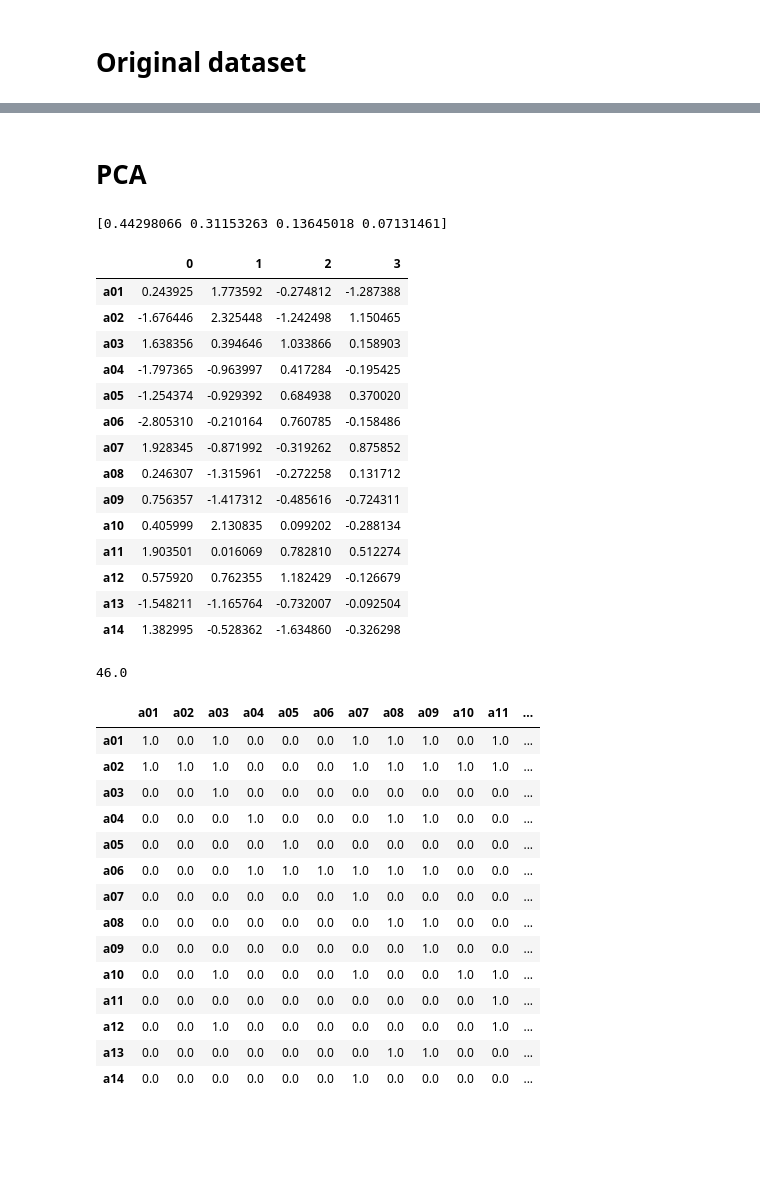
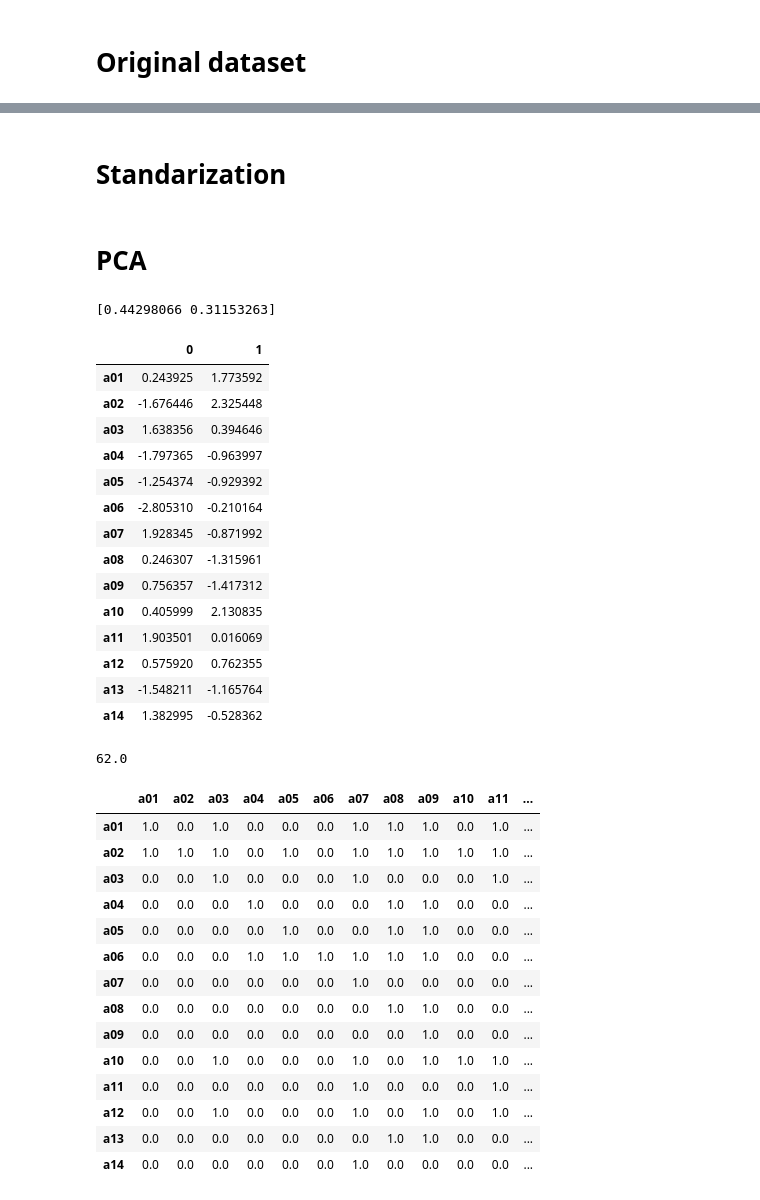
Before and after one commit to anras5/ordinal-regression-reduced, a Jupyter notebook: src/main.ipynb, the cells around one changed output, grey strips where cells are left out. Cells and saved outputs as stored; diff of their text form; code cells hidden in the pictures; blank space fills up the shorter version.

```diff
--- a/src/main.ipynb
+++ b/src/main.ipynb
@@ -70,3 +64,5 @@ from hassediagram.hasse_diagram import hasse_graphviz
 hasse_graphviz(df_relations.values, df.index)
 # %% [output]
 [drawing not drawn]
+# %% [markdown]
+# Standarization
@@ -73,52 +72,49 @@ hasse_graphviz(df_relations.values, df.index)
 # %% [markdown]
 # PCA
 # %%
-N_COMPONENTS = 4
+N_COMPONENTS = 2
 
-scaler = StandardScaler()
-df_scaled = scaler.fit_transform(df)
 pca = PCA(n_components=N_COMPONENTS)
 df_pca = pd.DataFrame(pca.fit_transform(df_scaled), index=df.index, columns=range(N_COMPONENTS))
 print(pca.explained_variance_ratio_)
 df_pca
 # %% [output]
-[0.44298066 0.31153263 0.13645018 0.07131461]
+[0.44298066 0.31153263]
-|  | 0 | 1 | 2 | 3 |
-| a01 | 0.243925 | 1.773592 | -0.274812 | -1.287388 |
-| a02 | -1.676446 | 2.325448 | -1.242498 | 1.150465 |
-| a03 | 1.638356 | 0.394646 | 1.033866 | 0.158903 |
-| a04 | -1.797365 | -0.963997 | 0.417284 | -0.195425 |
-| a05 | -1.254374 | -0.929392 | 0.684938 | 0.370020 |
-| a06 | -2.805310 | -0.210164 | 0.760785 | -0.158486 |
-| a07 | 1.928345 | -0.871992 | -0.319262 | 0.875852 |
-| a08 | 0.246307 | -1.315961 | -0.272258 | 0.131712 |
-| a09 | 0.756357 | -1.417312 | -0.485616 | -0.724311 |
-| a10 | 0.405999 | 2.130835 | 0.099202 | -0.288134 |
-| a11 | 1.903501 | 0.016069 | 0.782810 | 0.512274 |
-| a12 | 0.575920 | 0.762355 | 1.182429 | -0.126679 |
-| a13 | -1.548211 | -1.165764 | -0.732007 | -0.092504 |
-| a14 | 1.382995 | -0.528362 | -1.634860 | -0.326298 |
+|  | 0 | 1 |
+| a01 | 0.243925 | 1.773592 |
+| a02 | -1.676446 | 2.325448 |
+| a03 | 1.638356 | 0.394646 |
+| a04 | -1.797365 | -0.963997 |
+| a05 | -1.254374 | -0.929392 |
+| a06 | -2.805310 | -0.210164 |
+| a07 | 1.928345 | -0.871992 |
+| a08 | 0.246307 | -1.315961 |
+| a09 | 0.756357 | -1.417312 |
+| a10 | 0.405999 | 2.130835 |
+| a11 | 1.903501 | 0.016069 |
+| a12 | 0.575920 | 0.762355 |
+| a13 | -1.548211 | -1.165764 |
+| a14 | 1.382995 | -0.528362 |
 # %%
 CRITERIA = [Criterion(name, points=2) for name in df_pca.columns]
 df_relations_pca = uta_gms(df_pca, PREFERENCES, CRITERIA)
-df_relations_pca = df_relations_pca[df_relations_pca == 1].fillna(0)
 print(df_relations_pca.sum().sum())
 df_relations_pca
 # %% [output]
-46.0
+62.0
 |  | a01 | a02 | a03 | a04 | a05 | a06 | a07 | a08 | a09 | a10 | a11 | ... |
 | a01 | 1.0 | 0.0 | 1.0 | 0.0 | 0.0 | 0.0 | 1.0 | 1.0 | 1.0 | 0.0 | 1.0 | ... |
-| a02 | 1.0 | 1.0 | 1.0 | 0.0 | 0.0 | 0.0 | 1.0 | 1.0 | 1.0 | 1.0 | 1.0 | ... |
-| a03 | 0.0 | 0.0 | 1.0 | 0.0 | 0.0 | 0.0 | 0.0 | 0.0 | 0.0 | 0.0 | 0.0 | ... |
+| a02 | 1.0 | 1.0 | 1.0 | 0.0 | 1.0 | 0.0 | 1.0 | 1.0 | 1.0 | 1.0 | 1.0 | ... |
+| a03 | 0.0 | 0.0 | 1.0 | 0.0 | 0.0 | 0.0 | 1.0 | 0.0 | 0.0 | 0.0 | 1.0 | ... |
 | a04 | 0.0 | 0.0 | 0.0 | 1.0 | 0.0 | 0.0 | 0.0 | 1.0 | 1.0 | 0.0 | 0.0 | ... |
-| a05 | 0.0 | 0.0 | 0.0 | 0.0 | 1.0 | 0.0 | 0.0 | 0.0 | 0.0 | 0.0 | 0.0 | ... |
+| a05 | 0.0 | 0.0 | 0.0 | 0.0 | 1.0 | 0.0 | 0.0 | 1.0 | 1.0 | 0.0 | 0.0 | ... |
 | a06 | 0.0 | 0.0 | 0.0 | 1.0 | 1.0 | 1.0 | 1.0 | 1.0 | 1.0 | 0.0 | 0.0 | ... |
 | a07 | 0.0 | 0.0 | 0.0 | 0.0 | 0.0 | 0.0 | 1.0 | 0.0 | 0.0 | 0.0 | 0.0 | ... |
 | a08 | 0.0 | 0.0 | 0.0 | 0.0 | 0.0 | 0.0 | 0.0 | 1.0 | 1.0 | 0.0 | 0.0 | ... |
 | a09 | 0.0 | 0.0 | 0.0 | 0.0 | 0.0 | 0.0 | 0.0 | 0.0 | 1.0 | 0.0 | 0.0 | ... |
-| a10 | 0.0 | 0.0 | 1.0 | 0.0 | 0.0 | 0.0 | 1.0 | 0.0 | 0.0 | 1.0 | 1.0 | ... |
-| a11 | 0.0 | 0.0 | 0.0 | 0.0 | 0.0 | 0.0 | 0.0 | 0.0 | 0.0 | 0.0 | 1.0 | ... |
-| a12 | 0.0 | 0.0 | 1.0 | 0.0 | 0.0 | 0.0 | 0.0 | 0.0 | 0.0 | 0.0 | 1.0 | ... |
+| a10 | 0.0 | 0.0 | 1.0 | 0.0 | 0.0 | 0.0 | 1.0 | 0.0 | 1.0 | 1.0 | 1.0 | ... |
+| a11 | 0.0 | 0.0 | 0.0 | 0.0 | 0.0 | 0.0 | 1.0 | 0.0 | 0.0 | 0.0 | 1.0 | ... |
+| a12 | 0.0 | 0.0 | 1.0 | 0.0 | 0.0 | 0.0 | 1.0 | 0.0 | 1.0 | 0.0 | 1.0 | ... |
 | a13 | 0.0 | 0.0 | 0.0 | 0.0 | 0.0 | 0.0 | 0.0 | 1.0 | 1.0 | 0.0 | 0.0 | ... |
 | a14 | 0.0 | 0.0 | 0.0 | 0.0 | 0.0 | 0.0 | 1.0 | 0.0 | 0.0 | 0.0 | 0.0 | ... |
 # %%
```
Also changed, not shown: parts of 12 cells of this notebook.
